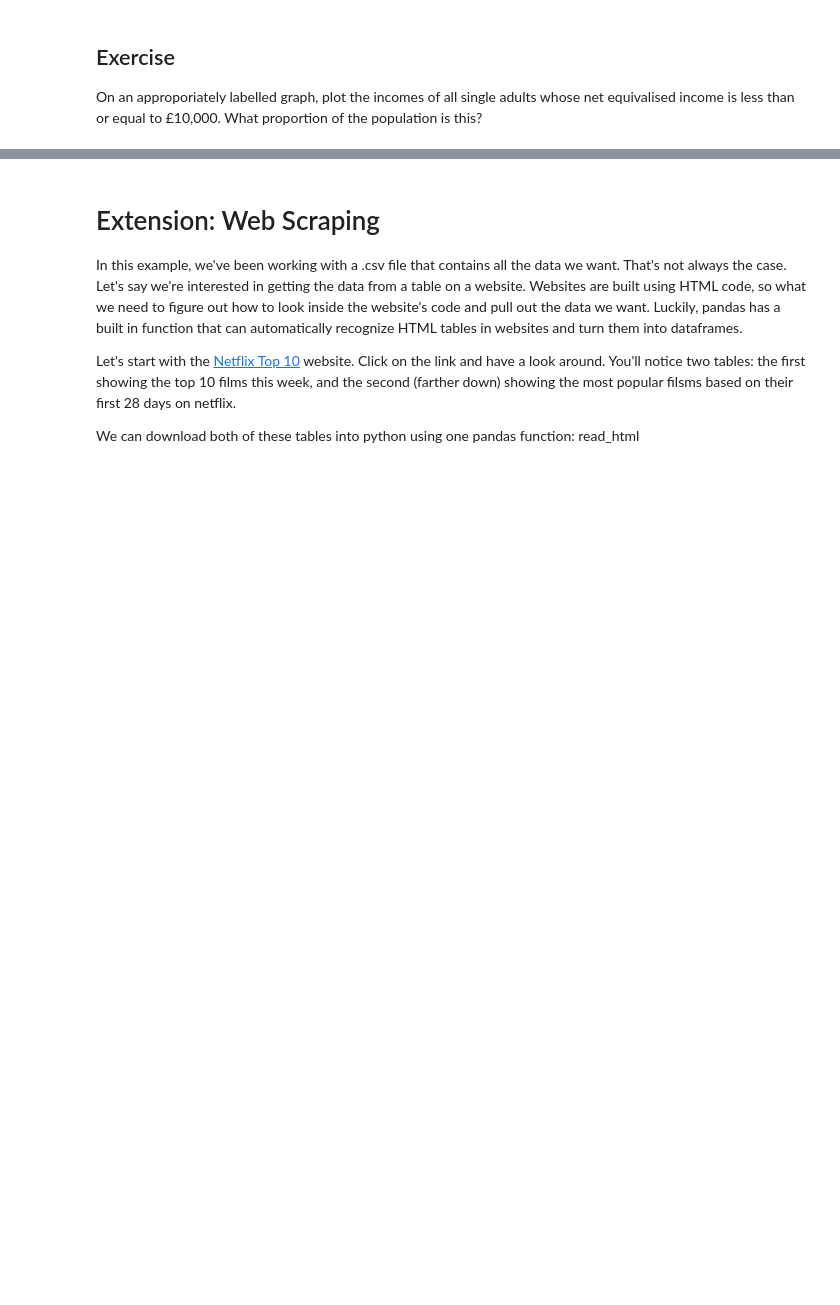
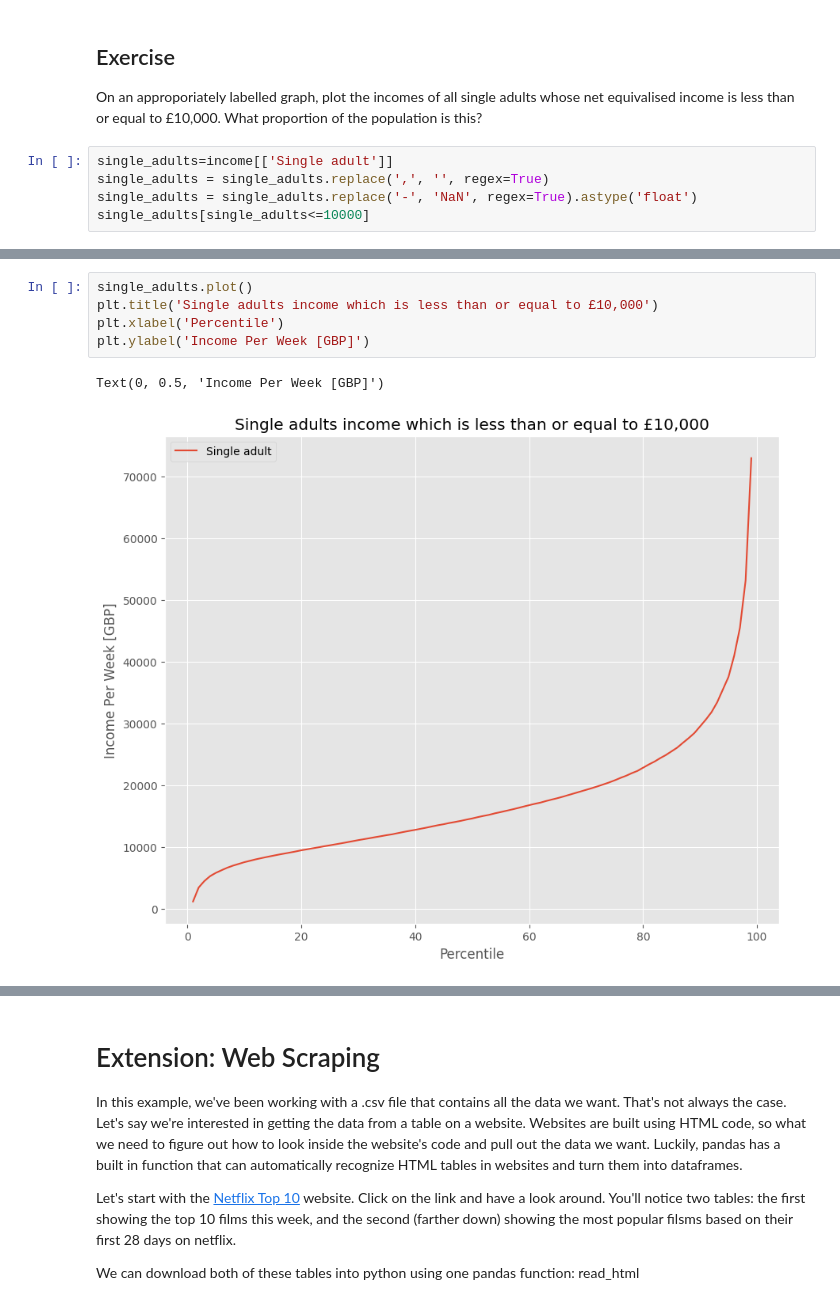
Before and after one commit to Zccarou/QM2, a Jupyter notebook: notebooks/W02. Pandas.ipynb, the cells around one changed output, grey strips where cells are left out. Drawn from its saved outputs; the diff is of its cells as text; blank space fills up the shorter version.

```diff
--- a/notebooks/W02. Pandas.ipynb
+++ b/notebooks/W02. Pandas.ipynb
@@ -410,3 +415,8 @@ We won't dwell on comparative operative, here we've used ">" to mean "is greater
 # %% [markdown]
 ## Exercise
 On an approporiately labelled graph, plot the incomes of all single adults whose net equivalised income is less than or equal to £10,000. What proportion of the population is this?
+# %%
+single_adults=income[['Single adult']]
+single_adults = single_adults.replace(',', '', regex=True)
+single_adults = single_adults.replace('-', 'NaN', regex=True).astype('float')
+single_adults[single_adults<=10000]
@@ -412,0 +438,8 @@ On an approporiately labelled graph, plot the incomes of all single adults whose
+# %%
+single_adults.plot()
+plt.title('Single adults income which is less than or equal to £10,000')
+plt.xlabel('Percentile')
+plt.ylabel('Income Per Week [GBP]')
+# %% [output]
+Text(0, 0.5, 'Income Per Week [GBP]')
+[figure, added]
```
Also changed, not shown: parts of 15 cells of this notebook.
